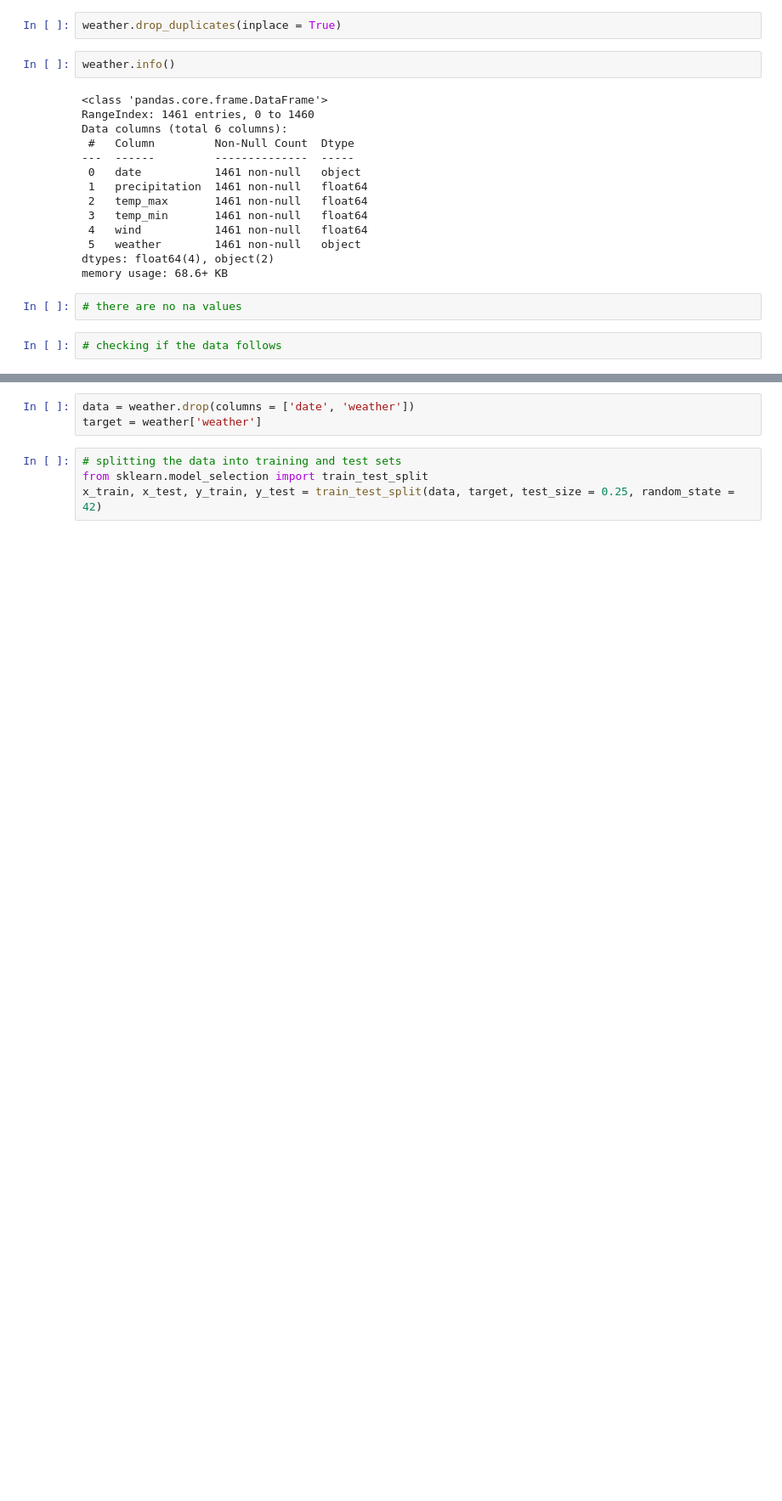
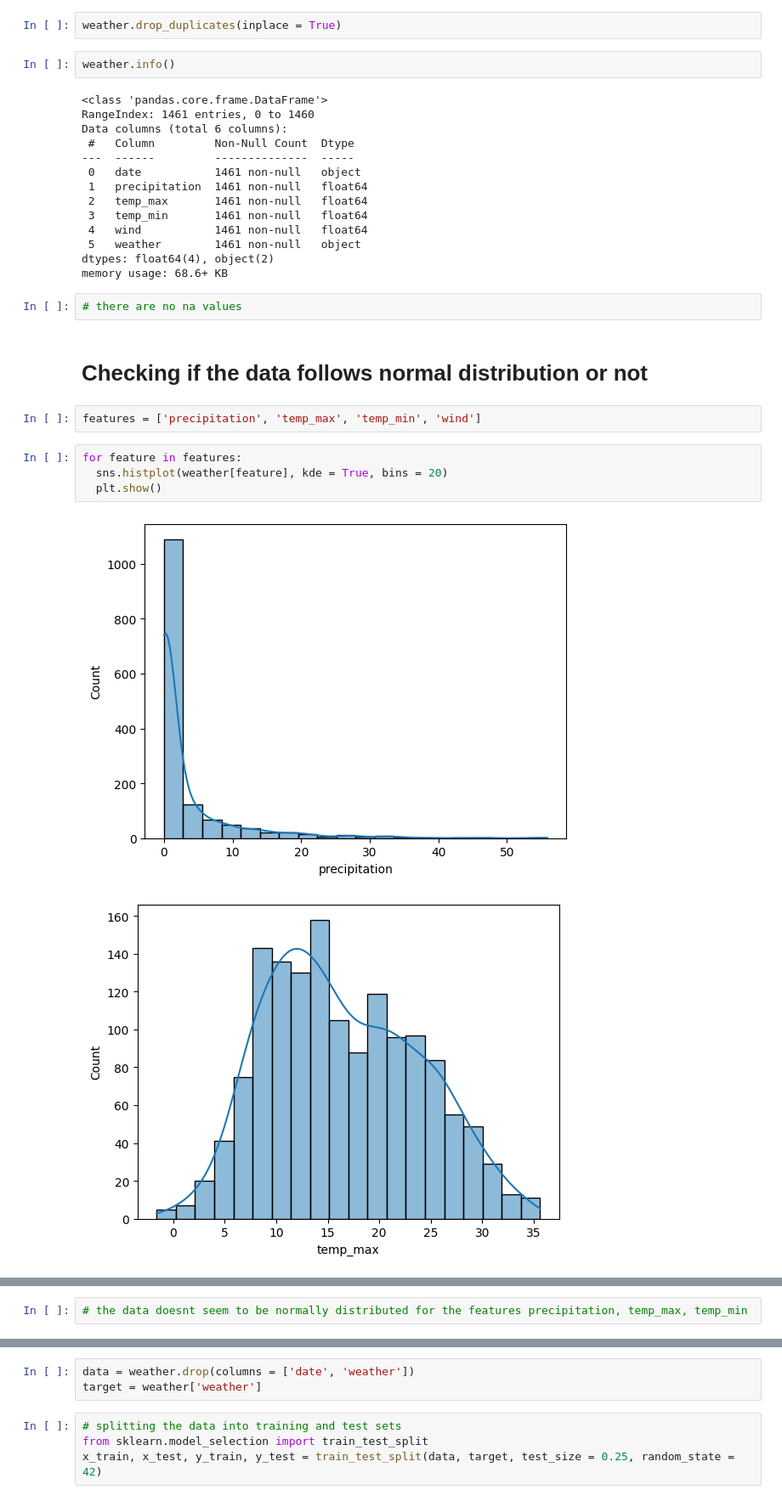
Before and after one commit to noo-nine/Machine-Learning, a Jupyter notebook: Gaussian_Naive_Bayes.ipynb, the cells around one changed output, grey strips where cells are left out. Shown: that part at 85% size. Drawn from its saved outputs; the diff is of its cells as text; blank space fills up the shorter version.

```diff
--- a/Gaussian_Naive_Bayes.ipynb
+++ b/Gaussian_Naive_Bayes.ipynb
@@ -59,5 +59,14 @@ dtypes: float64(4), object(2)
 memory usage: 68.6+ KB
 # %%
 # there are no na values
-# %%
-# checking if the data follows
+# %% [markdown]
+# **Checking if the data follows normal distribution or not**
+# %%
+features = ['precipitation', 'temp_max', 'temp_min', 'wind']
+# %%
+for feature in features:
+  sns.histplot(weather[feature], kde = True, bins = 20)
+  plt.show()
+# %% [output]
+[figure, added]
+[figure, added]
@@ -63,0 +75,2 @@ memory usage: 68.6+ KB
+# %%
+# the data doesnt seem to be normally distributed for the features precipitation, temp_max, temp_min
```
Also changed, not shown: parts of 29 cells of this notebook.
